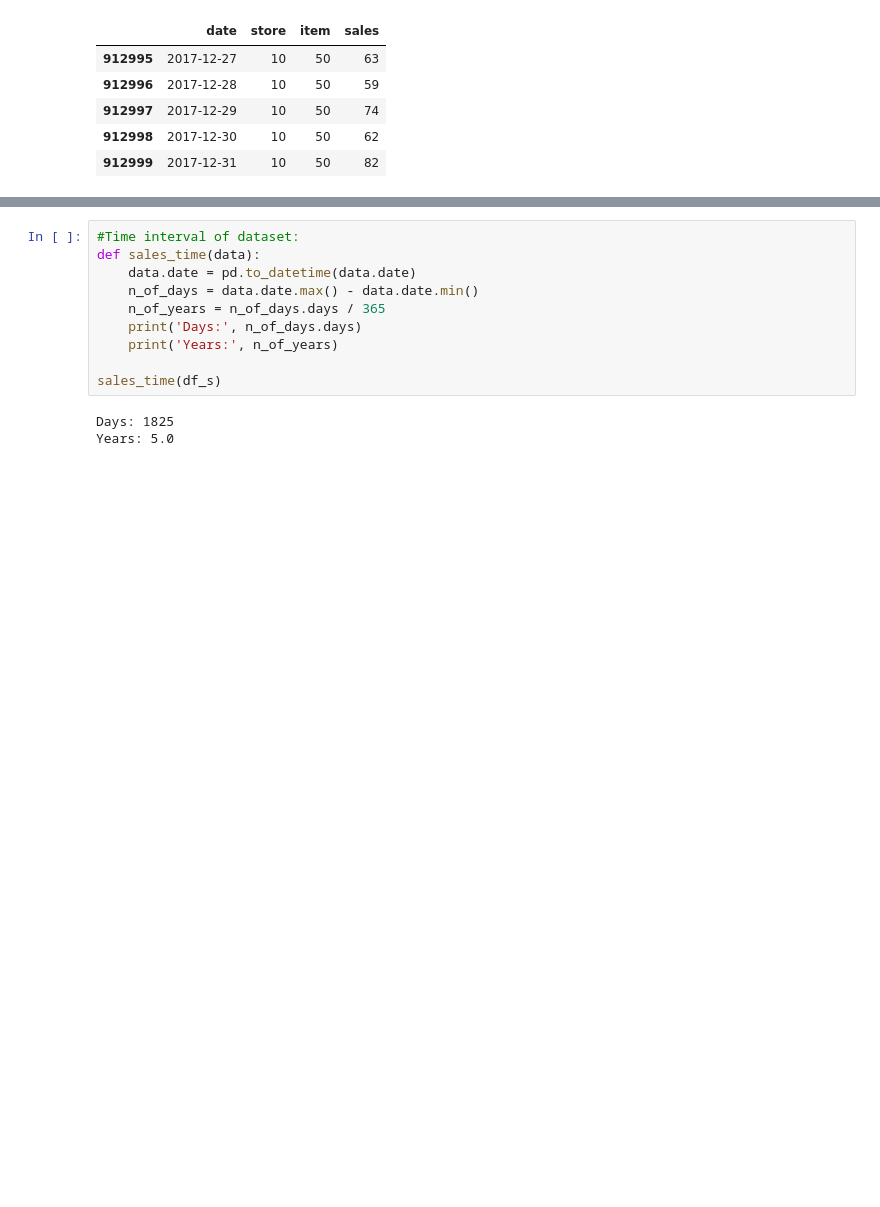
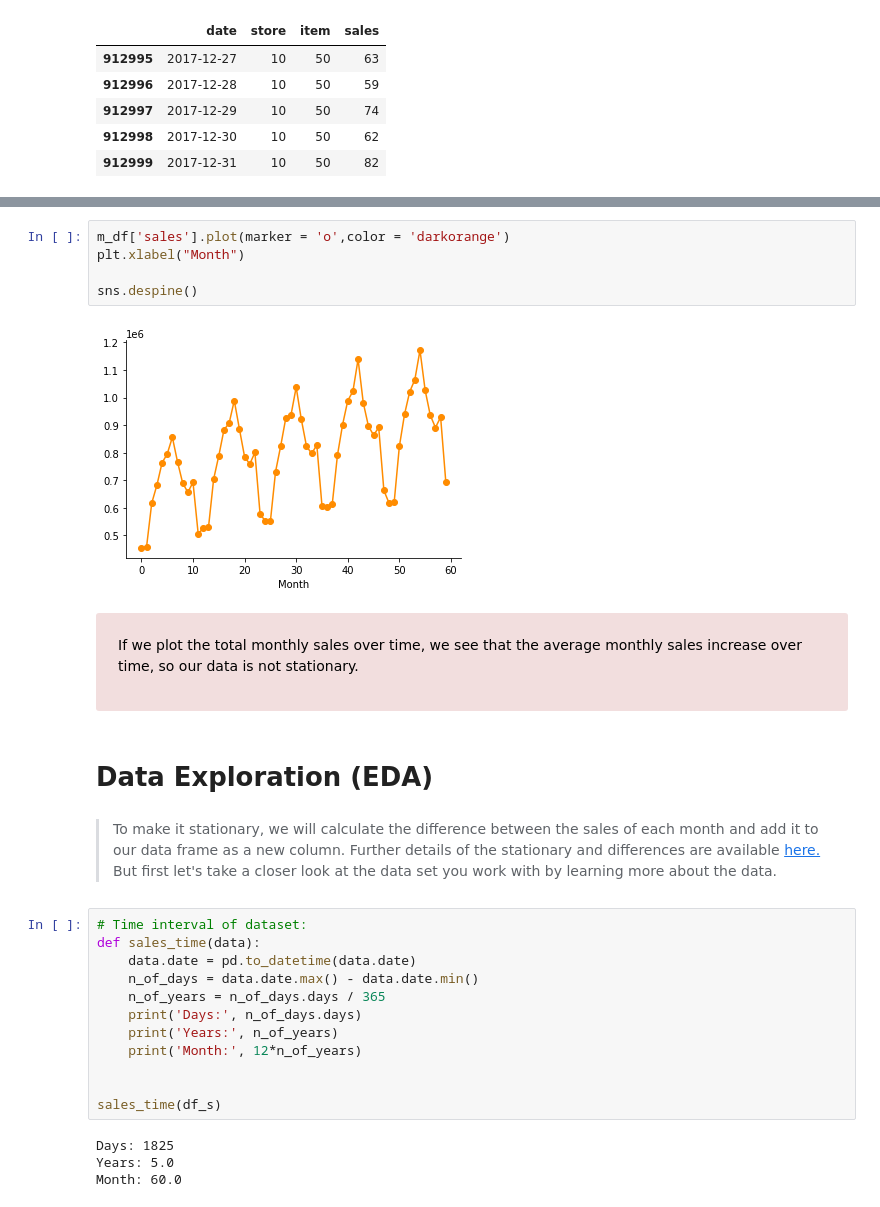
Before and after one commit to badl7/Forecasting_future_sales, a Jupyter notebook: forecasting-future-sales-using-machine-learning.ipynb, the cells around one changed output, grey strips where cells are left out. Saved outputs shown, nothing was run; the diff lists cells and outputs as text; blank space fills up the shorter version.

Commit message:
Stationary and difference

```diff
--- a/forecasting-future-sales-using-machine-learning.ipynb
+++ b/forecasting-future-sales-using-machine-learning.ipynb
@@ -116,13 +146,34 @@ m_df.head()
+# %%
+m_df['sales'].plot(marker = 'o',color = 'darkorange')
+plt.xlabel("Month")
+
+sns.despine()
+# %% [output]
+[figure, added]
+# %% [markdown]
+<div class="alert alert-block alert-danger">
+    <p style="padding: 10px;
+              color:black;">If we plot the total monthly sales over time, we see that the average monthly sales increase over time, so our data is not stationary.
+    </p>
+</div>
+# %% [markdown]
+# **Data Exploration (EDA)**
+# %% [markdown]
+> To make it stationary, we will calculate the difference between the sales of each month and add it to our data frame as a new column.
+> Further details of the stationary and differences are available [here.](https://www.analyticsvidhya.com/blog/2016/02/time-series-forecasting-codes-python/) But first let's take a closer look at the data set you work with by learning more about the data.
 # %%
-#Time interval of dataset:
+# Time interval of dataset:
 def sales_time(data):
     data.date = pd.to_datetime(data.date)
     n_of_days = data.date.max() - data.date.min()
     n_of_years = n_of_days.days / 365
     print('Days:', n_of_days.days)
     print('Years:', n_of_years)
+    print('Month:', 12*n_of_years)
+
 
 sales_time(df_s)
 # %% [output]
 Days: 1825
 Years: 5.0
+Month: 60.0
```
Also changed, not shown: parts of 17 cells of this notebook.
